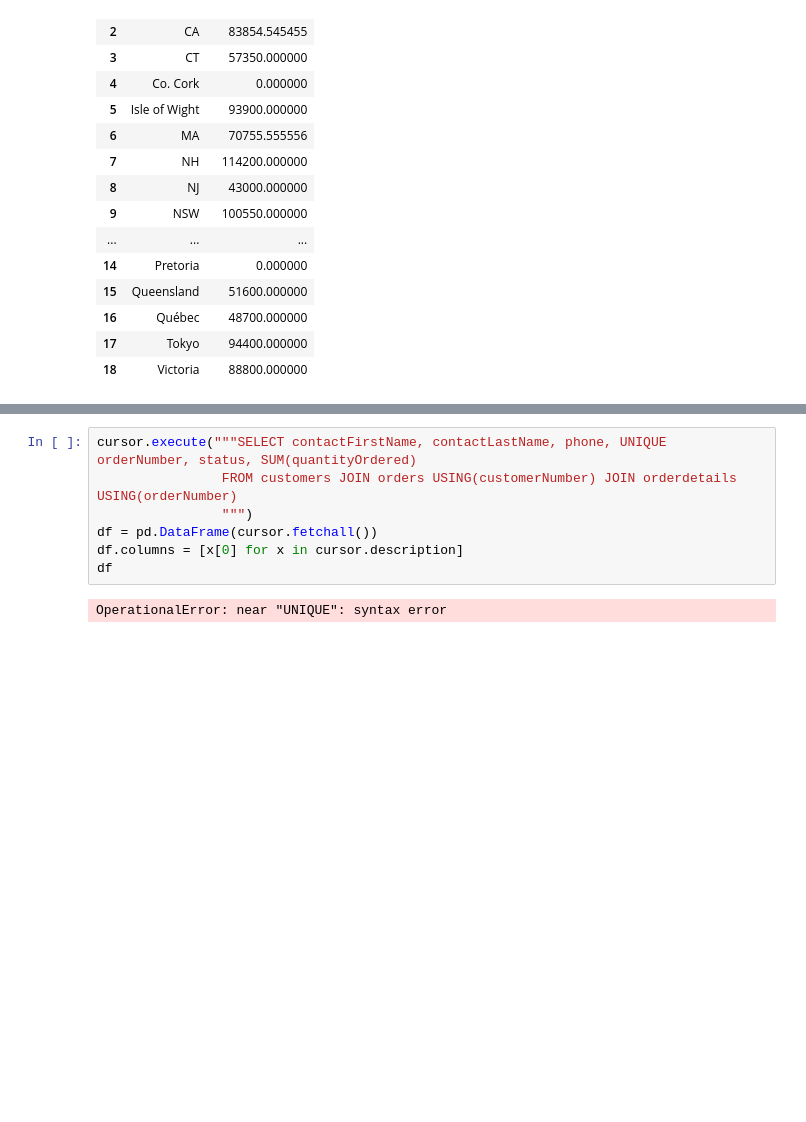
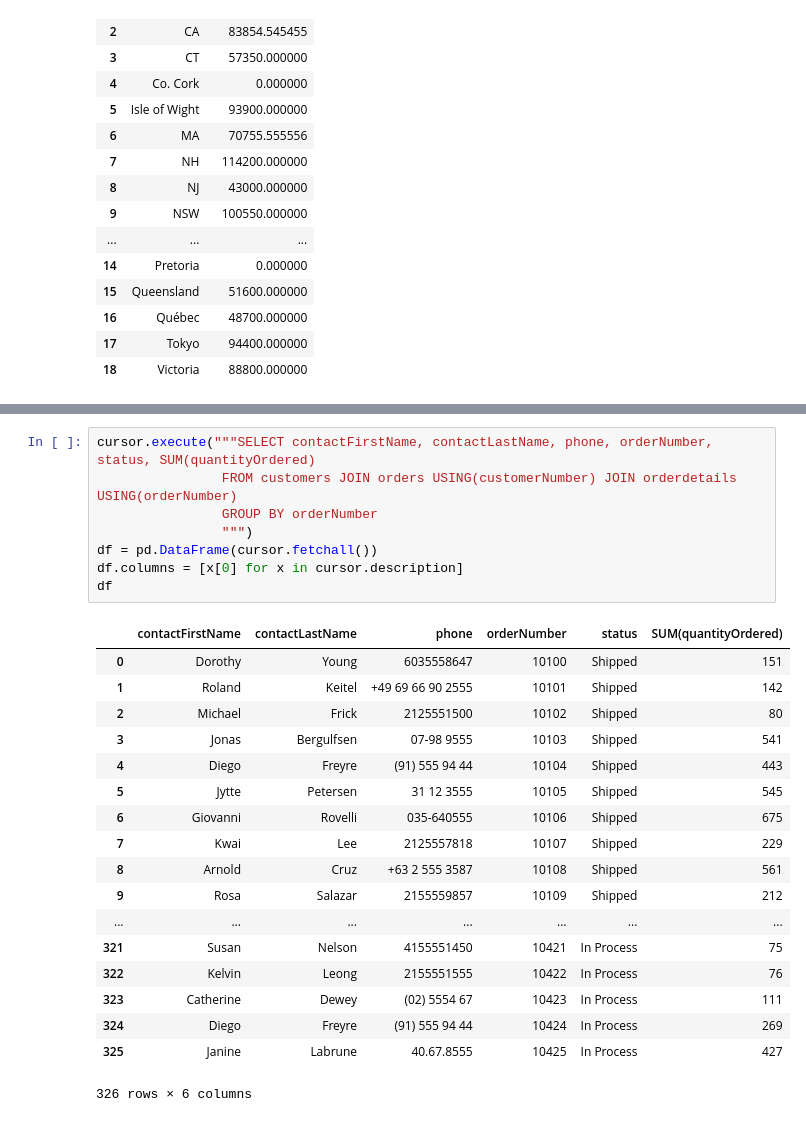
Before and after one commit to Yee-Brian14/dsc-more-practice-with-sql-queries-lab-nyc-ds-071519, a Jupyter notebook: index.ipynb, the cells around one changed output, grey strips where cells are left out. Saved outputs shown, nothing was run; the diff lists cells and outputs as text; blank space fills up the shorter version.

```diff
--- a/index.ipynb
+++ b/index.ipynb
@@ -102,14 +102,32 @@ df
 
 Now, write a query that uses JOIN statements to get the customer name, customer number, order number, status, and quantity ordered. Print only the head of this DataFrame.
 # %%
-cursor.execute("""SELECT contactFirstName, contactLastName, phone, UNIQUE orderNumber, status, SUM(quantityOrdered)
+cursor.execute("""SELECT contactFirstName, contactLastName, phone, orderNumber, status, SUM(quantityOrdered)
                 FROM customers JOIN orders USING(customerNumber) JOIN orderdetails USING(orderNumber)
+                GROUP BY orderNumber
                 """)
 df = pd.DataFrame(cursor.fetchall())
 df.columns = [x[0] for x in cursor.description]
 df
 # %% [output]
+|  | contactFirstName | contactLastName | phone | orderNumber | status | SUM(quantityOrdered) |
+| 0 | Dorothy | Young | 6035558647 | 10100 | Shipped | 151 |
+| 1 | Roland | Keitel | +49 69 66 90 2555 | 10101 | Shipped | 142 |
+| 2 | Michael | Frick | 2125551500 | 10102 | Shipped | 80 |
+| 3 | Jonas | Bergulfsen | 07-98 9555 | 10103 | Shipped | 541 |
+| 4 | Diego | Freyre | (91) 555 94 44 | 10104 | Shipped | 443 |
+| 5 | Jytte | Petersen | 31 12 3555 | 10105 | Shipped | 545 |
+| 6 | Giovanni | Rovelli | 035-640555 | 10106 | Shipped | 675 |
+| 7 | Kwai | Lee | 2125557818 | 10107 | Shipped | 229 |
+| 8 | Arnold | Cruz | +63 2 555 3587 | 10108 | Shipped | 561 |
+| 9 | Rosa | Salazar | 2155559857 | 10109 | Shipped | 212 |
+| ... | ... | ... | ... | ... | ... | ... |
+| 321 | Susan | Nelson | 4155551450 | 10421 | In Process | 75 |
+| 322 | Kelvin | Leong | 2155551555 | 10422 | In Process | 76 |
+| 323 | Catherine | Dewey | (02) 5554 67 | 10423 | In Process | 111 |
+| 324 | Diego | Freyre | (91) 555 94 44 | 10424 | In Process | 269 |
+| 325 | Janine | Labrune | 40.67.8555 | 10425 | In Process | 427 |
-OperationalError: near "UNIQUE": syntax error
+326 rows × 6 columns
 # %% [markdown]
 #### Expected Output
 
```
